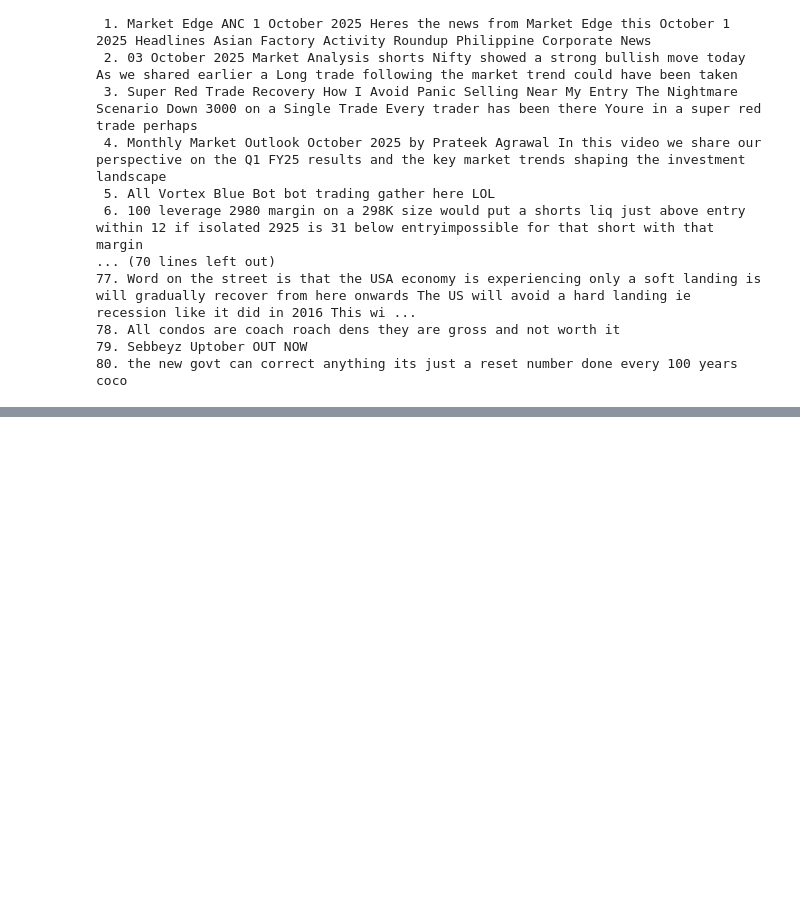
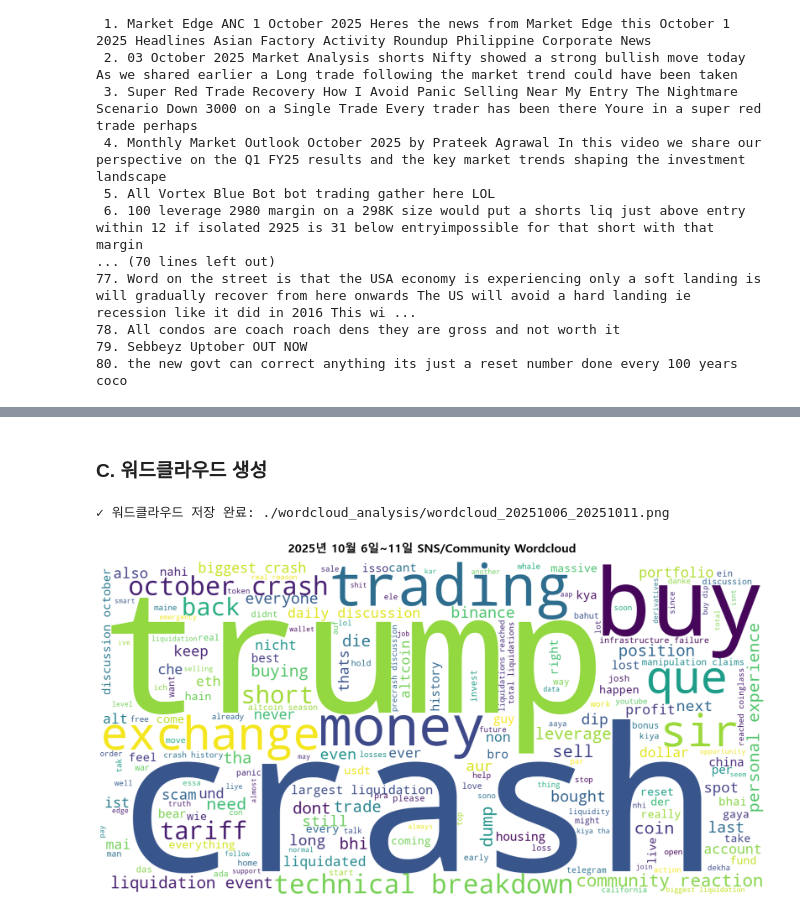
Before and after one commit to GoldenHourWaves/ai_team_6, a Jupyter notebook: data/Community_data/SNS_analysis.ipynb, the cells around one changed output, grey strips where cells are left out. Cells and saved outputs as stored; diff of their text form; code cells hidden in the pictures; blank space fills up the shorter version.

```diff
--- a/data/Community_data/SNS_analysis.ipynb
+++ b/data/Community_data/SNS_analysis.ipynb
@@ -70,0 +236,13 @@ print(all_titles[:500])
+# %%
+# 2025년 10월 1일~5일 데이터 필터링
+start_date_2 = 20251006
+end_date_2 = 20251011
+df_oct6 = df[(df['date'] >= start_date_2) & (df['date'] <= end_date_2)].copy()
+
+print(f"\n{'='*100}")
+print(f"2025년 10월 6일~11일 SNS데이터")
+print(f"{'='*100}")
+print(f"SNS데이터수: {len(df_oct6):,}개")
+print(f"\n샘플데이터:")
+for i_2, content in enumerate(df_oct6['content'], 1):
+    print(f"{i_2:2d}. {content}")
@@ -70,0 +269,7 @@ print(all_titles[:500])
+# %%
+# 모든 content를 하나의 문자열로 결합
+all_content_2 = ' '.join(df_oct6['content'].dropna().astype(str))
+
+print(f"전체 텍스트 길이: {len(all_content_2):,}자")
+print(f"\n전체 텍스트 샘플 (처음 500자):")
+print(all_content_2[:500])
@@ -70,0 +393,47 @@ print(all_titles[:500])
+# %% [markdown]
+### C. 워드클라우드 생성
+# %%
+from nltk.corpus import stopwords  # NLTK 도구
+from wordcloud import WordCloud
+import matplotlib.pyplot as plt
+
+# NLTK 도구에서 'english' 단어장
+final_stop_words = set(stopwords.words('english'))
+
+# 사용자 정의 불용어(custom_stops_2) 합치기
+if 'custom_stops' in locals():
+    final_stop_words.update(custom_stops_2)
+
+# 3. 워드클라우드 생성
+wordcloud = WordCloud(
+    width=1600,
+    height=800,
+    background_color='white',
+    colormap='viridis',
+    relative_scaling=0.5,
+    min_font_size=10,
+    max_words=200,
+    # 🚨 수정된 부분: stopwords 변수 대신 우리가 만든 final_stop_words를 넣습니다.
+    stopwords=final_stop_words
+).generate(' '.join(filtered_words_2))
+
+# 4. 시각화
+plt.figure(figsize=(20, 10))
+plt.imshow(wordcloud, interpolation='bilinear')
+plt.axis('off')
+plt.title('2025년 10월 6일~11일 SNS/Community Wordcloud',
+          fontsize=24, fontweight='bold', pad=20)
+plt.tight_layout(pad=0)
+
+# 5. 이미지 저장 (폴더가 없으면 에러나므로 확인)
+import os
+os.makedirs('./wordcloud_analysis', exist_ok=True) # 폴더 자동 생성
+
+output_path = './wordcloud_analysis/wordcloud_20251006_20251011.png'
+plt.savefig(output_path, dpi=300, bbox_inches='tight', facecolor='white')
+print(f"✓ 워드클라우드 저장 완료: {output_path}")
+
+plt.show()
+# %% [output]
+✓ 워드클라우드 저장 완료: ./wordcloud_analysis/wordcloud_20251006_20251011.png
+[figure, added]
```
Also changed, not shown: parts of 16 cells of this notebook, 8 other files.
